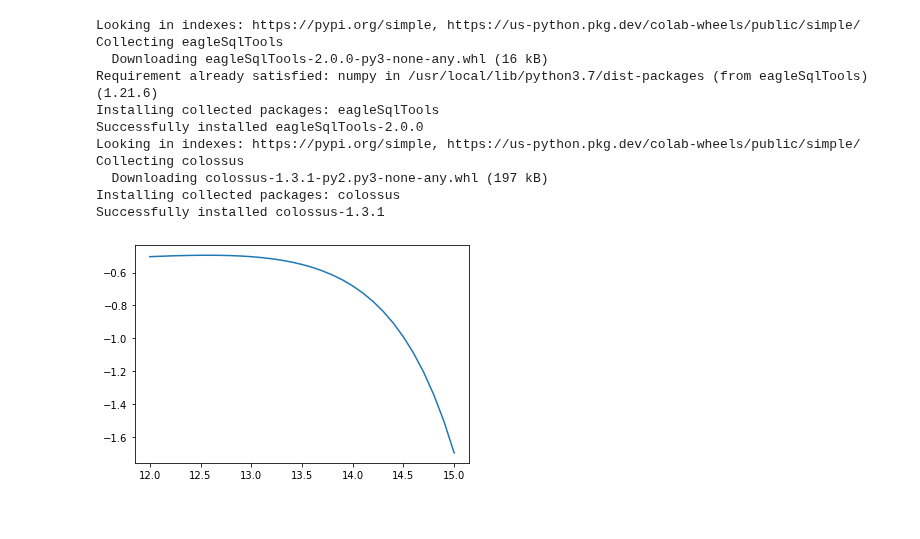
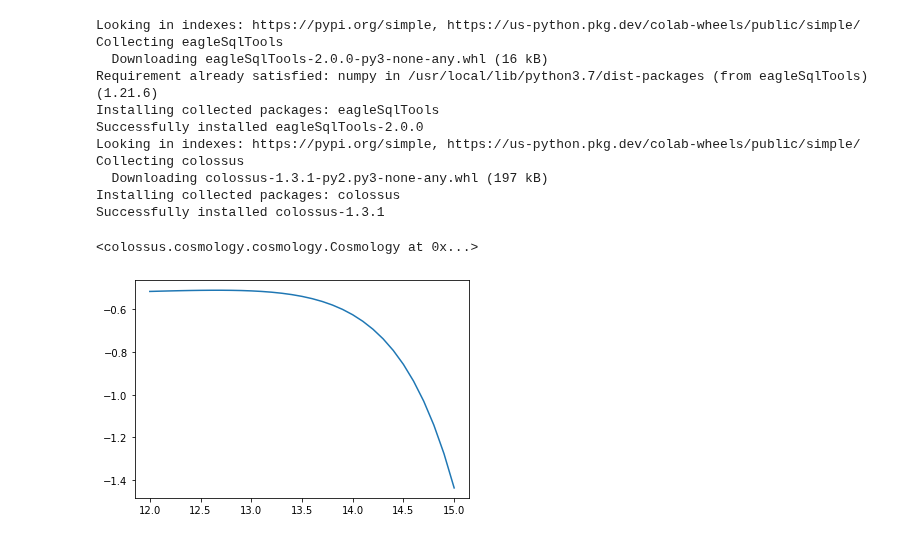
Before and after one commit to xvh422/L4-Project, a Jupyter notebook: Mass Function.ipynb, the cells around one changed output. Saved outputs shown, nothing was run; the diff lists cells and outputs as text; code cells hidden in the pictures.

```diff
--- a/Mass Function.ipynb
+++ b/Mass Function.ipynb
@@ -27,19 +27,21 @@ from colossus.lss import mass_function
 con = sql.connect("vwg533", password = "FZtn087h")
 # %%
 cosmology.setCosmology('WMAP9')
-mfunc_fof = mass_function.massFunction(1E12, 0.0, mdef = 'fof', model = 'watson13')
+# mfunc_fof = mass_function.massFunction(1E12, 0.0, mdef = 'fof', model = 'watson13')
+# %% [output]
+<colossus.cosmology.cosmology.Cosmology at 0x...>
 # %%
 powers = np.arange(12,15.1, 0.1)
 masses = 10**powers
 mfunc = []
 
 for i in range (len(masses)):
-  mfunc = mfunc + [mass_function.massFunction(masses[i], 0.0, mdef = 'vir', model = 'tinker08')]
+  mfunc = mfunc + [mass_function.massFunction(masses[i], 0.0, mdef = 'fof', model = 'watson13')]# mdef = 'vir', model = 'tinker08')]
 
 plt.figure()
 
 plt.plot(np.log10(masses), np.log10(mfunc))
 
 plt.show()
 # %% [output]
-[figure, old version]
+[figure, new version]
```
Also changed, not shown: parts of 5 cells of this notebook.
